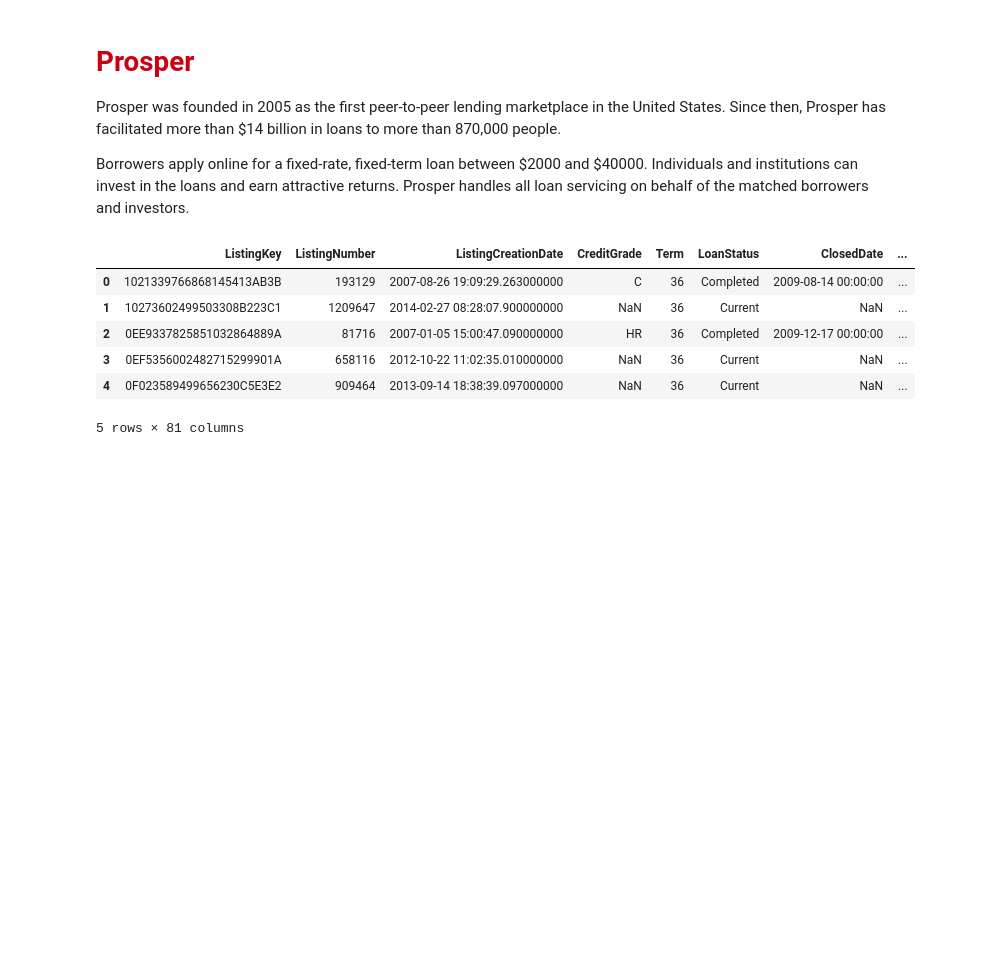
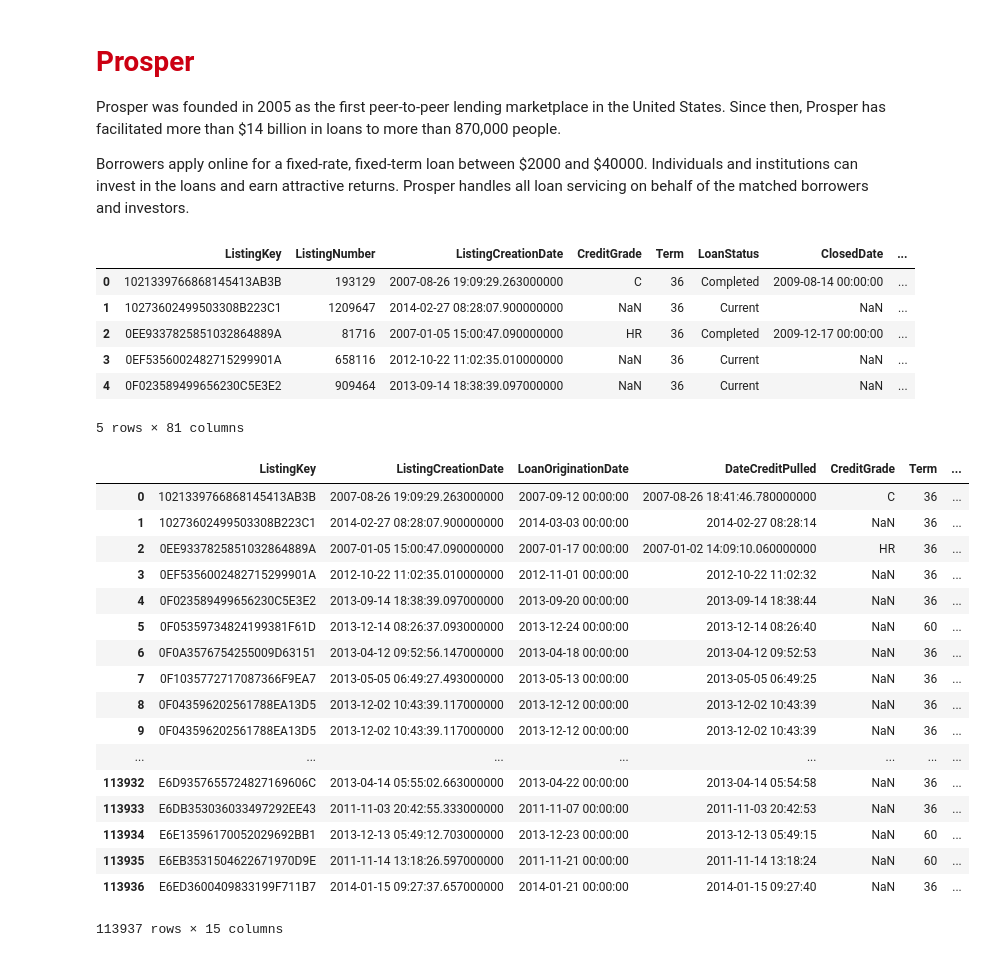
Before and after one commit to jovanmedfordDataAnalyst/loan-data-from-prosper, a Jupyter notebook: loan-analysis.ipynb, the cells around one changed output. Cells and saved outputs as stored; diff of their text form; code cells hidden in the pictures; blank space fills up the shorter version.

Commit message:
chore: Choose columns for analysis

```diff
--- a/loan-analysis.ipynb
+++ b/loan-analysis.ipynb
@@ -22,3 +22,26 @@ df.head()
 | 3 | 0EF5356002482715299901A | 658116 | 2012-10-22 11:02:35.010000000 | NaN | 36 | Current | NaN | ... |
 | 4 | 0F023589499656230C5E3E2 | 909464 | 2013-09-14 18:38:39.097000000 | NaN | 36 | Current | NaN | ... |
 5 rows × 81 columns
+# %%
+keys = ["ListingKey","ListingCreationDate","LoanOriginationDate","DateCreditPulled","CreditGrade","Term","ListingCategory (numeric)","LoanOriginalAmount","BorrowerRate","EstimatedReturn","LoanStatus","StatedMonthlyIncome","IsBorrowerHomeowner","ProsperPrincipalBorrowed","ProsperPrincipalOutstanding"]
+# %%
+df[keys]
+# %% [output]
+|  | ListingKey | ListingCreationDate | LoanOriginationDate | DateCreditPulled | CreditGrade | Term | ... |
+| 0 | 1021339766868145413AB3B | 2007-08-26 19:09:29.263000000 | 2007-09-12 00:00:00 | 2007-08-26 18:41:46.780000000 | C | 36 | ... |
+| 1 | 10273602499503308B223C1 | 2014-02-27 08:28:07.900000000 | 2014-03-03 00:00:00 | 2014-02-27 08:28:14 | NaN | 36 | ... |
+| 2 | 0EE9337825851032864889A | 2007-01-05 15:00:47.090000000 | 2007-01-17 00:00:00 | 2007-01-02 14:09:10.060000000 | HR | 36 | ... |
+| 3 | 0EF5356002482715299901A | 2012-10-22 11:02:35.010000000 | 2012-11-01 00:00:00 | 2012-10-22 11:02:32 | NaN | 36 | ... |
+| 4 | 0F023589499656230C5E3E2 | 2013-09-14 18:38:39.097000000 | 2013-09-20 00:00:00 | 2013-09-14 18:38:44 | NaN | 36 | ... |
+| 5 | 0F05359734824199381F61D | 2013-12-14 08:26:37.093000000 | 2013-12-24 00:00:00 | 2013-12-14 08:26:40 | NaN | 60 | ... |
+| 6 | 0F0A3576754255009D63151 | 2013-04-12 09:52:56.147000000 | 2013-04-18 00:00:00 | 2013-04-12 09:52:53 | NaN | 36 | ... |
+| 7 | 0F1035772717087366F9EA7 | 2013-05-05 06:49:27.493000000 | 2013-05-13 00:00:00 | 2013-05-05 06:49:25 | NaN | 36 | ... |
+| 8 | 0F043596202561788EA13D5 | 2013-12-02 10:43:39.117000000 | 2013-12-12 00:00:00 | 2013-12-02 10:43:39 | NaN | 36 | ... |
+| 9 | 0F043596202561788EA13D5 | 2013-12-02 10:43:39.117000000 | 2013-12-12 00:00:00 | 2013-12-02 10:43:39 | NaN | 36 | ... |
+| ... | ... | ... | ... | ... | ... | ... | ... |
+| 113932 | E6D9357655724827169606C | 2013-04-14 05:55:02.663000000 | 2013-04-22 00:00:00 | 2013-04-14 05:54:58 | NaN | 36 | ... |
+| 113933 | E6DB353036033497292EE43 | 2011-11-03 20:42:55.333000000 | 2011-11-07 00:00:00 | 2011-11-03 20:42:53 | NaN | 36 | ... |
+| 113934 | E6E13596170052029692BB1 | 2013-12-13 05:49:12.703000000 | 2013-12-23 00:00:00 | 2013-12-13 05:49:15 | NaN | 60 | ... |
+| 113935 | E6EB3531504622671970D9E | 2011-11-14 13:18:26.597000000 | 2011-11-21 00:00:00 | 2011-11-14 13:18:24 | NaN | 60 | ... |
+| 113936 | E6ED3600409833199F711B7 | 2014-01-15 09:27:37.657000000 | 2014-01-21 00:00:00 | 2014-01-15 09:27:40 | NaN | 36 | ... |
+113937 rows × 15 columns
```
